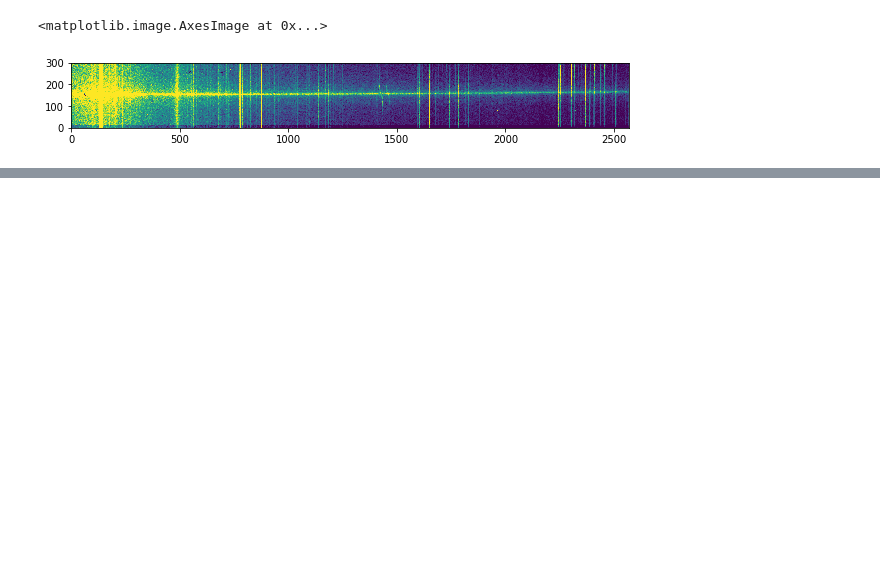
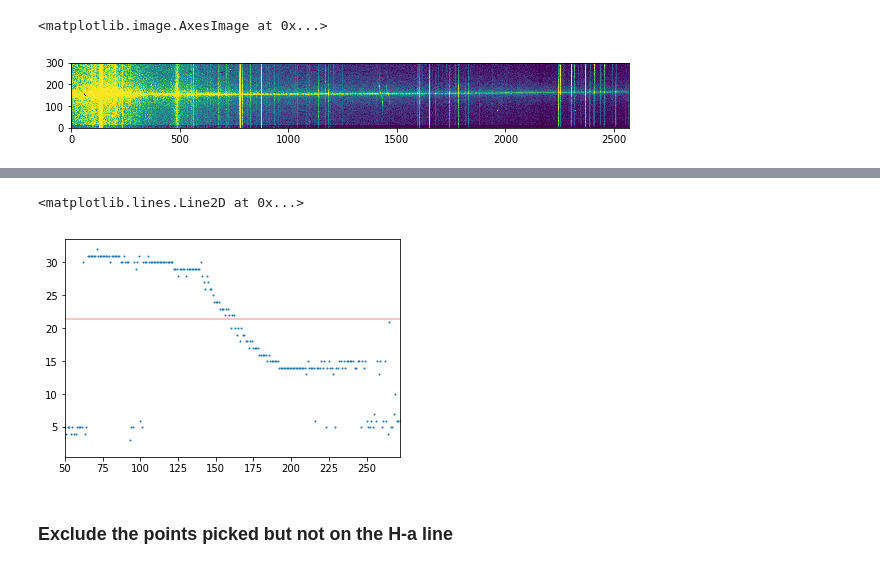
Before and after one commit to PengpeiZhu/ASTR136, a Jupyter notebook: dark_matter_data_handle.ipynb, the cells around one changed output, grey strips where cells are left out. Cells and saved outputs as stored; diff of their text form; code cells hidden in the pictures; blank space fills up the shorter version.

```diff
--- a/dark_matter_data_handle.ipynb
+++ b/dark_matter_data_handle.ipynb
@@ -467,0 +434,12 @@ print(ICerr)
+# %%
+#the plotted line indicates the center of galaxy
+pixel = np.linspace(1,300,300)
+plt.scatter(pixel,trail_wave_list,s=1)
+plt.xlim(50,272)
+#plt.ylim(10,35)
+plt.axhline(21.470,c='r',alpha=0.3)
+# %% [output]
+<matplotlib.lines.Line2D at 0x...>
+[figure, added]
+# %% [markdown]
+### Exclude the points picked but not on the H-a line
```
Also changed, not shown: parts of 27 cells of this notebook.
